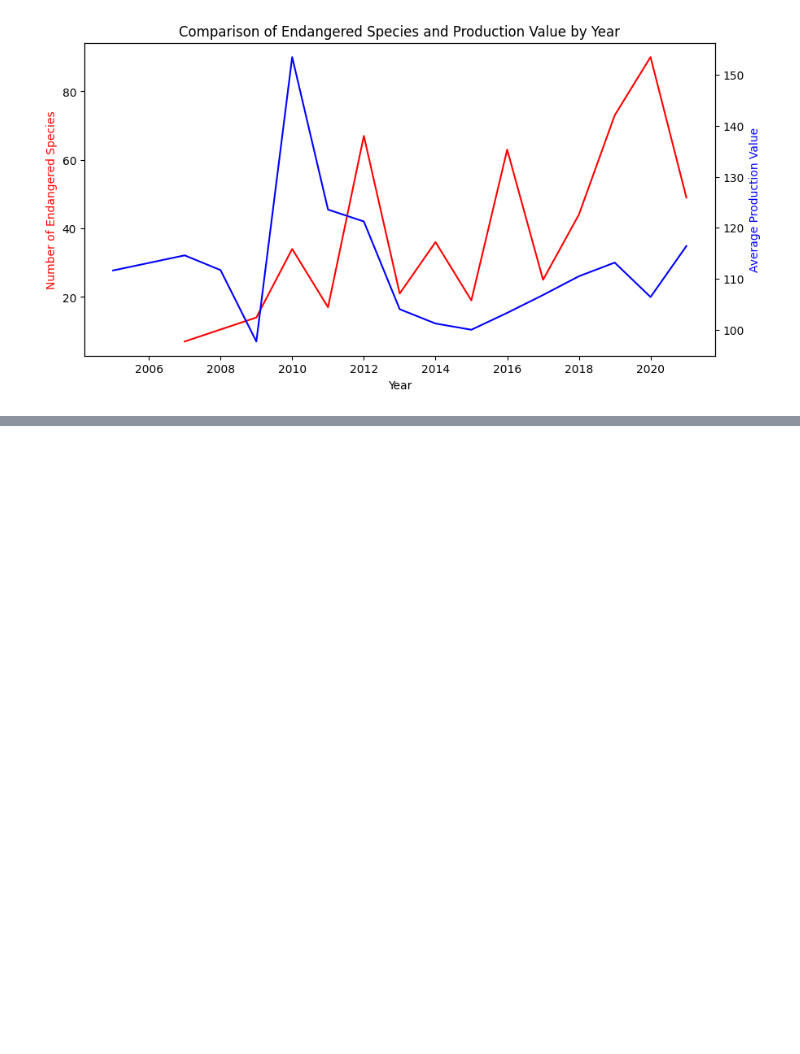
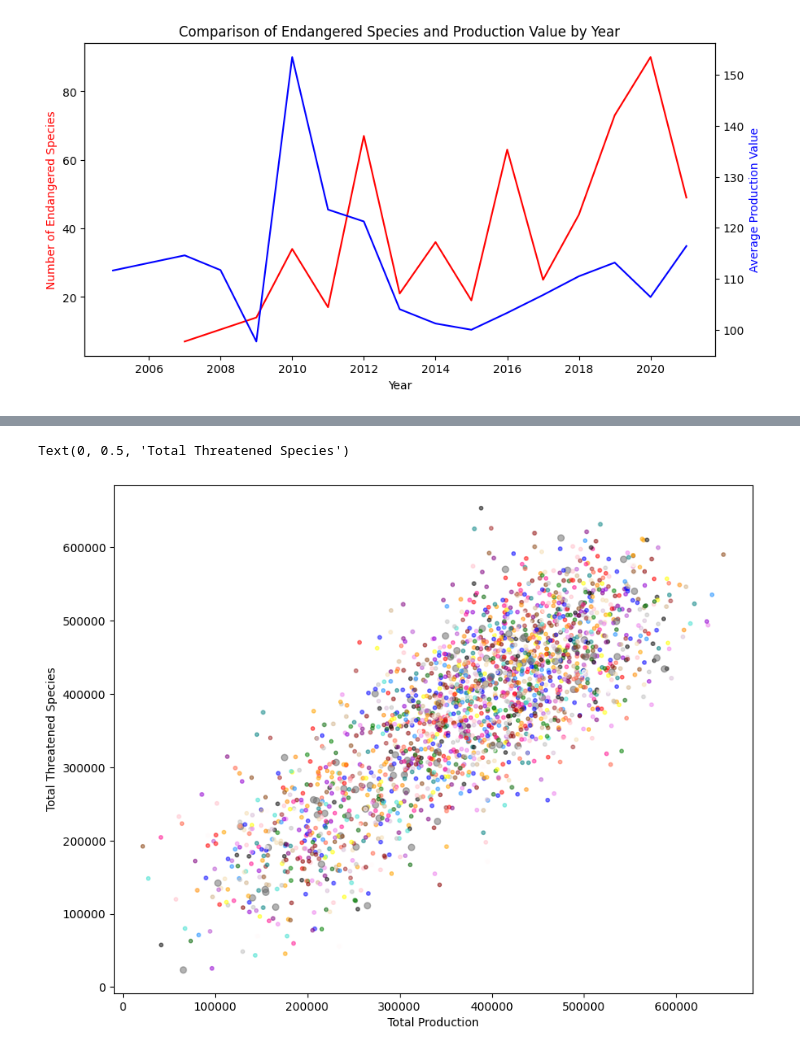
Before and after one commit to ENVS110a-SP23/group2-project, a Jupyter notebook: visualizations.ipynb, the cells around one changed output, grey strips where cells are left out. Cells and saved outputs as stored; diff of their text form; code cells hidden in the pictures; blank space fills up the shorter version.

```diff
--- a/visualizations.ipynb
+++ b/visualizations.ipynb
@@ -149,0 +231,24 @@ KeyError: 'Country'
+# %%
+#Make points more visible using transparency and jitter
+
+# Plot a scatter plot to compare the total production and total threatened species count for each country
+
+# Extract x and y values using list comprehension
+x_values = [row['Total Production'] for _, row in merged_df.iterrows()]
+y_values = [row['Total Threatened Species'] for _, row in merged_df.iterrows()]
+
+# Generate the random jitter values outside the loop
+jitter_values = np.random.randn(len(merged_df), 2) * 50000
+
+# Plot a scatter plot with jittered points
+fig, ax = plt.subplots(figsize=(10, 8))
+sizes = [marker_sizes.get(row['ISIC Description'], 10) for _, row in merged_df.iterrows()]
+colors = [marker_colors.get(row['ISIC Description'], 'black') for _, row in merged_df.iterrows()]
+ax.scatter(x_values + jitter_values[:, 0], y_values + jitter_values[:, 1], s=sizes, c=colors, alpha=0.5)
+
+# Set labels for the x-axis and y-axis
+ax.set_xlabel('Total Production')
+ax.set_ylabel('Total Threatened Species')
+# %% [output]
+Text(0, 0.5, 'Total Threatened Species')
+[figure, added]
```
Also changed, not shown: parts of 6 cells of this notebook.
